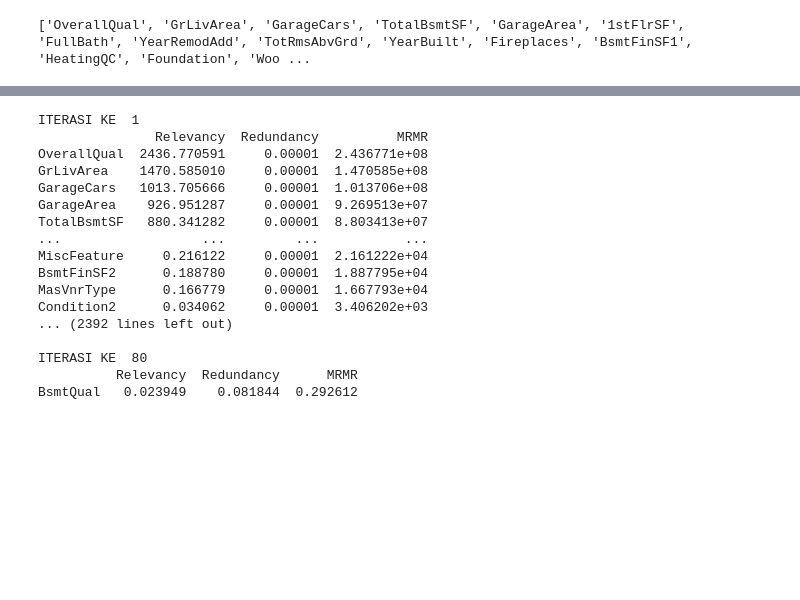
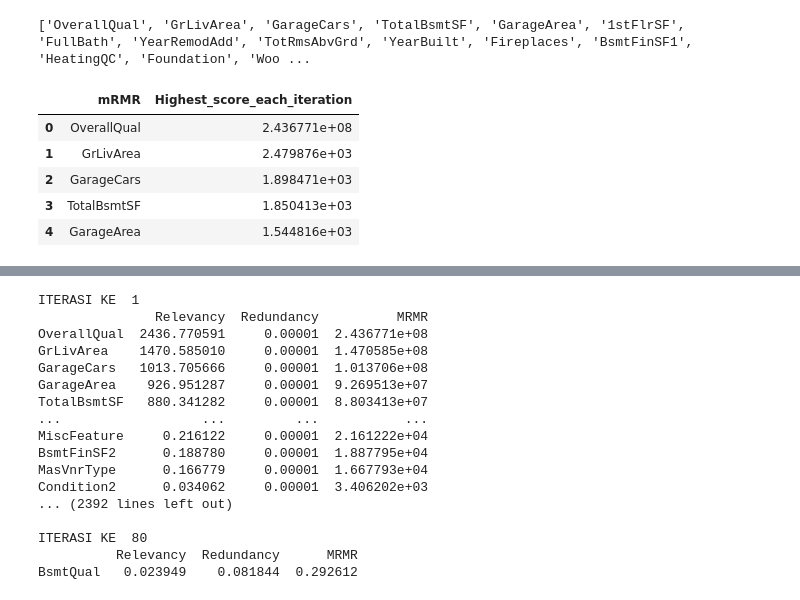
Before and after one commit to agung-madani/feature-selection, a Jupyter notebook: feature_selection_mrmr.ipynb, the cells around one changed output, grey strips where cells are left out. Saved outputs shown, nothing was run; the diff lists cells and outputs as text; code cells hidden in the pictures; blank space fills up the shorter version.

```diff
--- a/feature_selection_mrmr.ipynb
+++ b/feature_selection_mrmr.ipynb
@@ -178,6 +178,15 @@ Elapsed Time = 0.0585019588470459
 print(selected_each_k[best_k])
 # %% [output]
 ['OverallQual', 'GrLivArea', 'GarageCars', 'TotalBsmtSF', 'GarageArea', '1stFlrSF', 'FullBath', 'YearRemodAdd', 'TotRmsAbvGrd', 'YearBuilt', 'Fireplaces', 'BsmtFinSF1', 'HeatingQC', 'Foundation', 'Woo ...
+# %%
+pd.DataFrame(scores, columns=['mRMR', 'Highest_score_each_iteration']).head()
+# %% [output]
+|  | mRMR | Highest_score_each_iteration |
+| 0 | OverallQual | 2.436771e+08 |
+| 1 | GrLivArea | 2.479876e+03 |
+| 2 | GarageCars | 1.898471e+03 |
+| 3 | TotalBsmtSF | 1.850413e+03 |
+| 4 | GarageArea | 1.544816e+03 |
 # %%
 # Find the maximum number of values across all keys
 max_values = max([len(val) if isinstance(val, list) else 1 for val in selected_each_k.values()])
```
Also changed, not shown: parts of 5 cells of this notebook, 3 other files.
